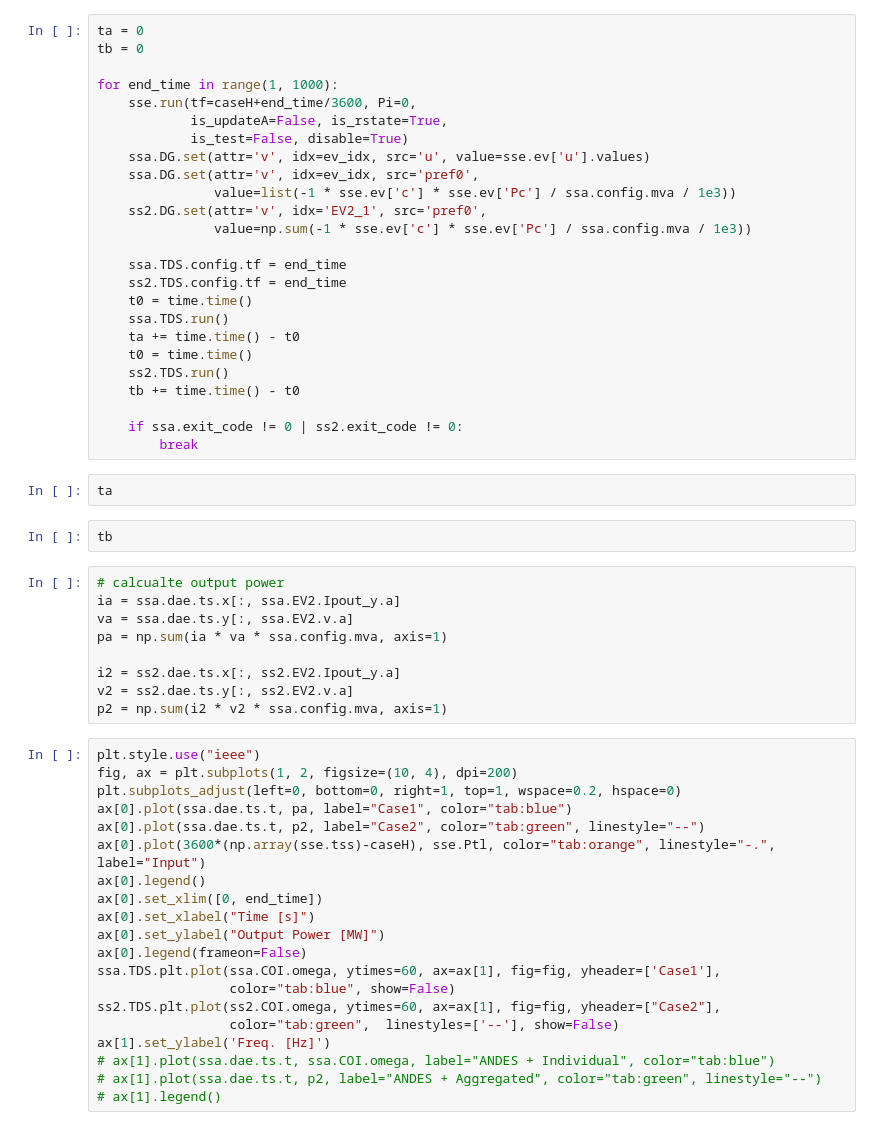
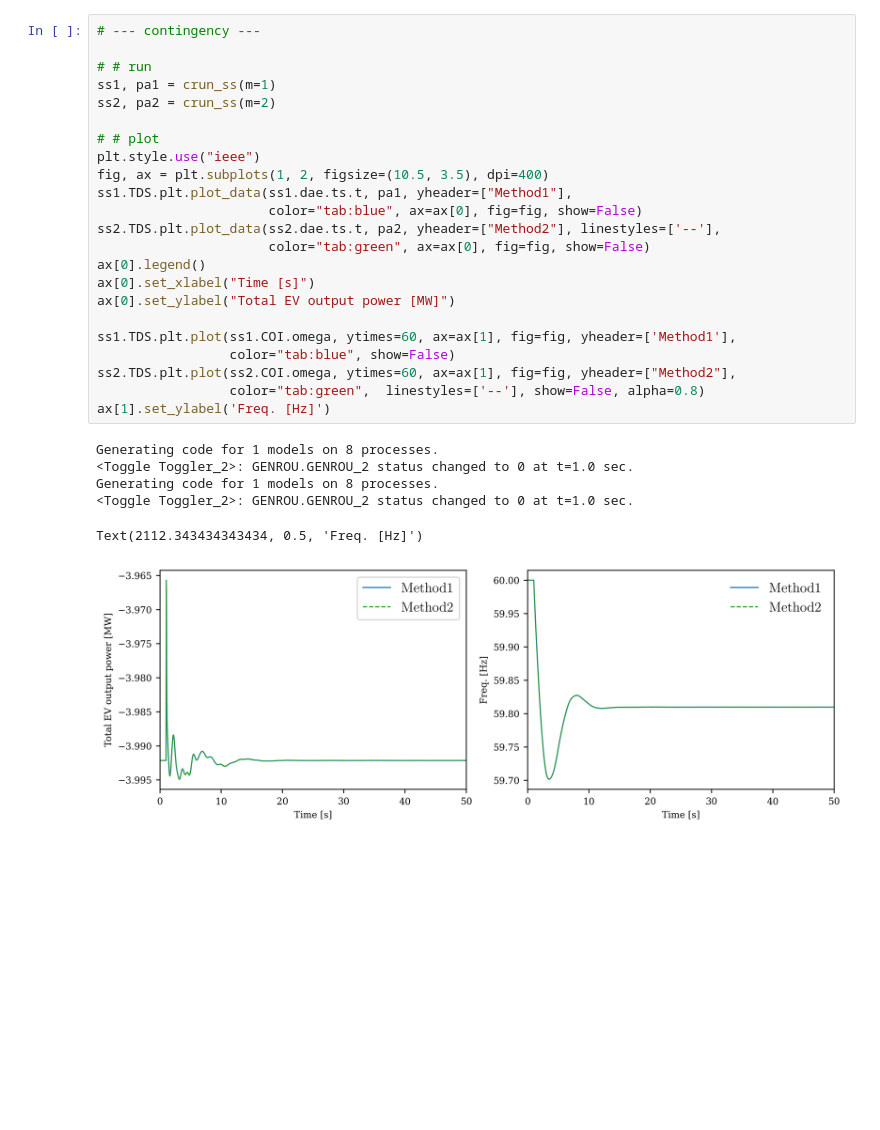
Before and after one commit to jinningwang/andes, a Jupyter notebook: jwang/notes/cosim_ev_model_agg_benchmark.ipynb, the cells around one changed output. Cells and saved outputs as stored; diff of their text form; blank space fills up the shorter version.

```diff
--- a/jwang/notes/cosim_ev_model_agg_benchmark.ipynb
+++ b/jwang/notes/cosim_ev_model_agg_benchmark.ipynb
@@ -102,58 +191,30 @@ xx = ss2.TDS.init()
-# %%
-ta = 0
-tb = 0
-
-for end_time in range(1, 1000):
-    sse.run(tf=caseH+end_time/3600, Pi=0,
-            is_updateA=False, is_rstate=True,
-            is_test=False, disable=True)
-    ssa.DG.set(attr='v', idx=ev_idx, src='u', value=sse.ev['u'].values)
-    ssa.DG.set(attr='v', idx=ev_idx, src='pref0',
-               value=list(-1 * sse.ev['c'] * sse.ev['Pc'] / ssa.config.mva / 1e3))
-    ss2.DG.set(attr='v', idx='EV2_1', src='pref0',
-               value=np.sum(-1 * sse.ev['c'] * sse.ev['Pc'] / ssa.config.mva / 1e3))
-
-    ssa.TDS.config.tf = end_time
-    ss2.TDS.config.tf = end_time
-    t0 = time.time()
-    ssa.TDS.run()
-    ta += time.time() - t0
-    t0 = time.time()
-    ss2.TDS.run()
-    tb += time.time() - t0
-
-    if ssa.exit_code != 0 | ss2.exit_code != 0:
-        break
-# %%
-ta
-# %%
-tb
-# %%
-# calcualte output power
-ia = ssa.dae.ts.x[:, ssa.EV2.Ipout_y.a]
-va = ssa.dae.ts.y[:, ssa.EV2.v.a]
-pa = np.sum(ia * va * ssa.config.mva, axis=1)
-
-i2 = ss2.dae.ts.x[:, ss2.EV2.Ipout_y.a]
-v2 = ss2.dae.ts.y[:, ss2.EV2.v.a]
-p2 = np.sum(i2 * v2 * ssa.config.mva, axis=1)
 # %%
+# --- contingency ---
+
+# # run
+ss1, pa1 = crun_ss(m=1)
+ss2, pa2 = crun_ss(m=2)
+
+# # plot
 plt.style.use("ieee")
-fig, ax = plt.subplots(1, 2, figsize=(10, 4), dpi=200)
-plt.subplots_adjust(left=0, bottom=0, right=1, top=1, wspace=0.2, hspace=0)
-ax[0].plot(ssa.dae.ts.t, pa, label="Case1", color="tab:blue")
-ax[0].plot(ssa.dae.ts.t, p2, label="Case2", color="tab:green", linestyle="--")
-ax[0].plot(3600*(np.array(sse.tss)-caseH), sse.Ptl, color="tab:orange", linestyle="-.", label="Input")
+fig, ax = plt.subplots(1, 2, figsize=(10.5, 3.5), dpi=400)
+ss1.TDS.plt.plot_data(ss1.dae.ts.t, pa1, yheader=["Method1"],
+                      color="tab:blue", ax=ax[0], fig=fig, show=False)
+ss2.TDS.plt.plot_data(ss2.dae.ts.t, pa2, yheader=["Method2"], linestyles=['--'],
+                      color="tab:green", ax=ax[0], fig=fig, show=False)
 ax[0].legend()
-ax[0].set_xlim([0, end_time])
 ax[0].set_xlabel("Time [s]")
-ax[0].set_ylabel("Output Power [MW]")
-ax[0].legend(frameon=False)
-ssa.TDS.plt.plot(ssa.COI.omega, ytimes=60, ax=ax[1], fig=fig, yheader=['Case1'],
+ax[0].set_ylabel("Total EV output power [MW]")
+
+ss1.TDS.plt.plot(ss1.COI.omega, ytimes=60, ax=ax[1], fig=fig, yheader=['Method1'],
                  color="tab:blue", show=False)
-ss2.TDS.plt.plot(ss2.COI.omega, ytimes=60, ax=ax[1], fig=fig, yheader=["Case2"],
-                 color="tab:green",  linestyles=['--'], show=False)
+ss2.TDS.plt.plot(ss2.COI.omega, ytimes=60, ax=ax[1], fig=fig, yheader=["Method2"],
+                 color="tab:green",  linestyles=['--'], show=False, alpha=0.8)
 ax[1].set_ylabel('Freq. [Hz]')
-# ax[1].plot(ssa.dae.ts.t, ssa.COI.omega, label="ANDES + Individual", color="tab:blue")
-# ax[1].plot(ssa.dae.ts.t, p2, label="ANDES + Aggregated", color="tab:green", linestyle="--")
-# ax[1].legend()
+# %% [output]
+Generating code for 1 models on 8 processes.
+<Toggle Toggler_2>: GENROU.GENROU_2 status changed to 0 at t=1.0 sec.
+Generating code for 1 models on 8 processes.
+<Toggle Toggler_2>: GENROU.GENROU_2 status changed to 0 at t=1.0 sec.
+Text(2112.343434343434, 0.5, 'Freq. [Hz]')
+[figure, added]
```
Also changed, not shown: parts of 12 cells of this notebook.
